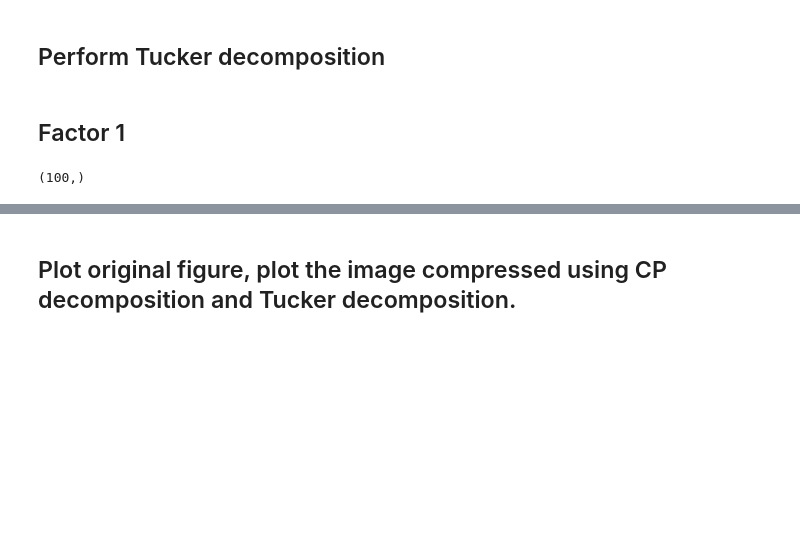
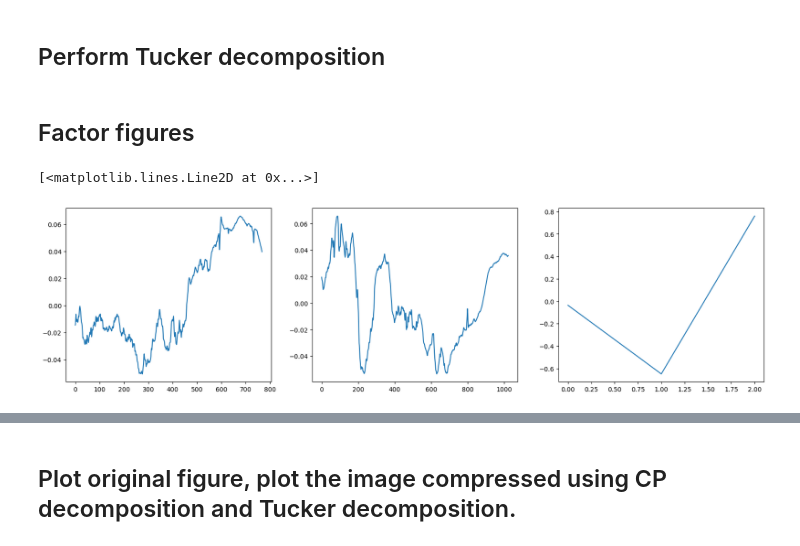
Before and after one commit to elsebasmar/london-bss, a Jupyter notebook: api/Tensordecompositon.ipynb, the cells around one changed output, grey strips where cells are left out. Drawn from its saved outputs; the diff is of its cells as text; code cells hidden in the pictures; blank space fills up the shorter version.

```diff
--- a/api/Tensordecompositon.ipynb
+++ b/api/Tensordecompositon.ipynb
@@ -72,11 +72,18 @@ random_state=12345)
 #Convert the tucker tensor into a full tensor
 tucker_rec = tl.tucker_to_tensor((core, factors))
 # %% [markdown]
-## Factor 1
+## Factor figures
-# %%
-factors[0][0].shape
-# %% [output]
-(100,)
+# %%
+fig = plt.figure(figsize=(20,5))
+ax = fig.add_subplot(1, 3, 1)
+ax.plot(np.transpose(factors[0])[1])
+ax = fig.add_subplot(1, 3, 2)
+ax.plot(np.transpose(factors[1])[1])
+ax = fig.add_subplot(1, 3, 3)
+ax.plot(np.transpose(factors[2])[1])
+# %% [output]
+[<matplotlib.lines.Line2D at 0x...>]
+[figure, added]
 # %%
 factors[0].shape
 # %% [output]
```
Also changed, not shown: parts of 2 cells of this notebook.
